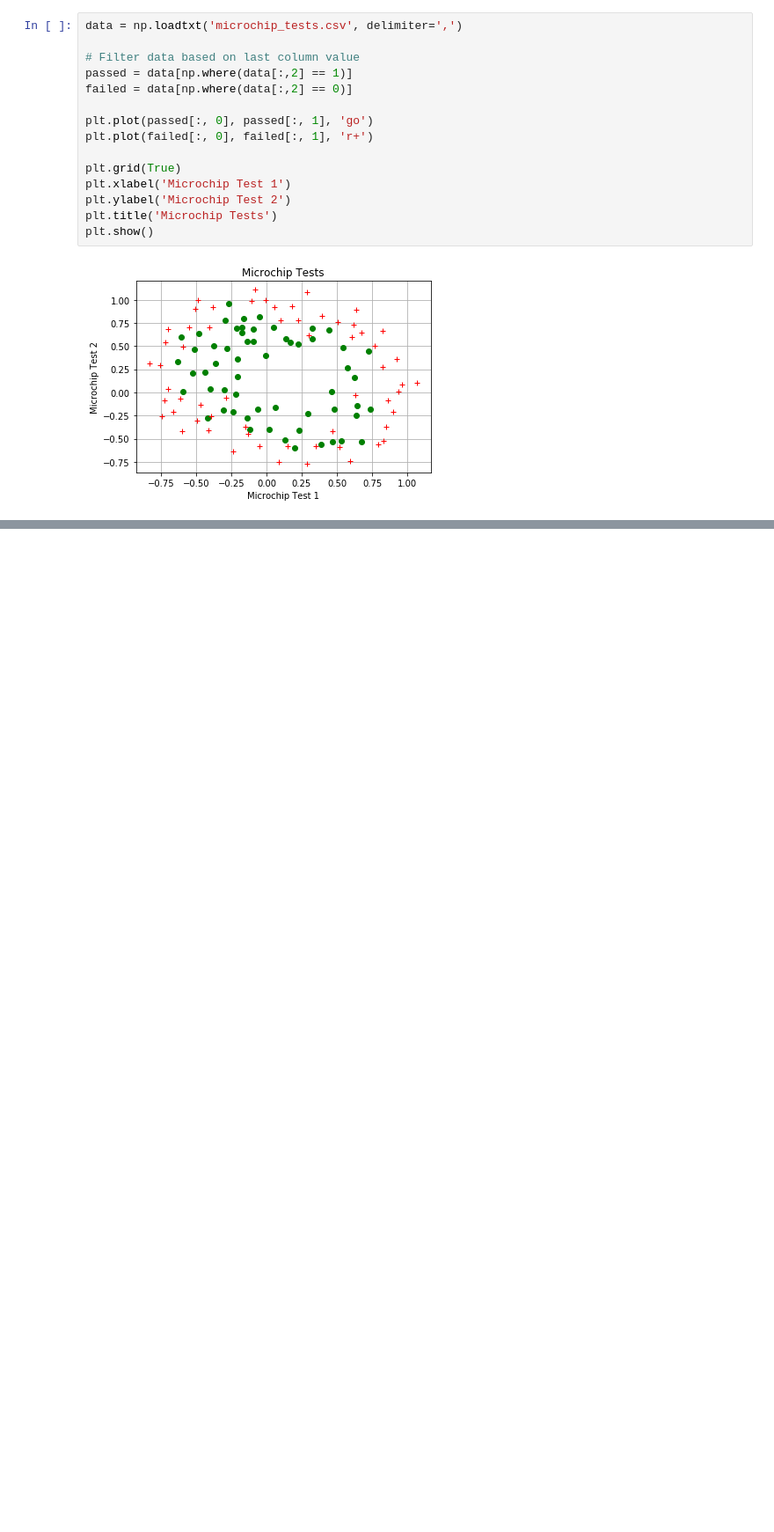
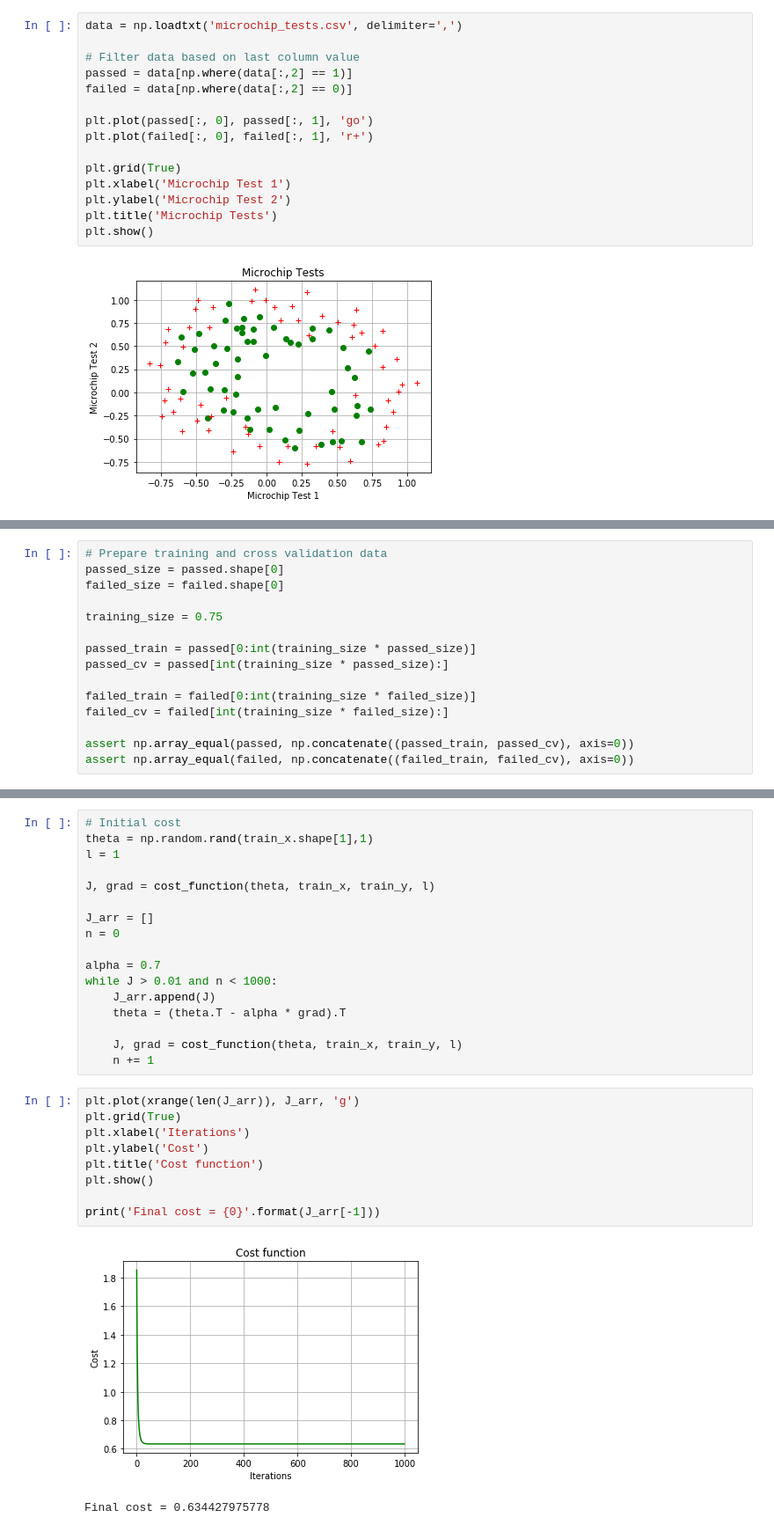
Before and after one commit to rsc-dev/ml, a Jupyter notebook: notebooks/Logistic_regression.ipynb, the cells around one changed output, grey strips where cells are left out. Shown: that part at 88% size. Saved outputs shown, nothing was run; the diff lists cells and outputs as text; blank space fills up the shorter version.

```diff
--- a/notebooks/Logistic_regression.ipynb
+++ b/notebooks/Logistic_regression.ipynb
@@ -61,0 +119,15 @@ plt.show()
+# %%
+# Prepare training and cross validation data
+passed_size = passed.shape[0]
+failed_size = failed.shape[0]
+
+training_size = 0.75
+
+passed_train = passed[0:int(training_size * passed_size)]
+passed_cv = passed[int(training_size * passed_size):]
+
+failed_train = failed[0:int(training_size * failed_size)]
+failed_cv = failed[int(training_size * failed_size):]
+
+assert np.array_equal(passed, np.concatenate((passed_train, passed_cv), axis=0))
+assert np.array_equal(failed, np.concatenate((failed_train, failed_cv), axis=0))
@@ -61,0 +158,29 @@ plt.show()
+# %%
+# Initial cost
+theta = np.random.rand(train_x.shape[1],1)
+l = 1
+
+J, grad = cost_function(theta, train_x, train_y, l)
+
+J_arr = []
+n = 0
+
+alpha = 0.7
+while J > 0.01 and n < 1000:
+    J_arr.append(J)
+    theta = (theta.T - alpha * grad).T
+
+    J, grad = cost_function(theta, train_x, train_y, l)
+    n += 1
+# %%
+plt.plot(xrange(len(J_arr)), J_arr, 'g')
+plt.grid(True)
+plt.xlabel('Iterations')
+plt.ylabel('Cost')
+plt.title('Cost function')
+plt.show()
+
+print('Final cost = {0}'.format(J_arr[-1]))
+# %% [output]
+[figure, added]
+Final cost = 0.634427975778
```
Also changed, not shown: parts of 7 cells of this notebook.
